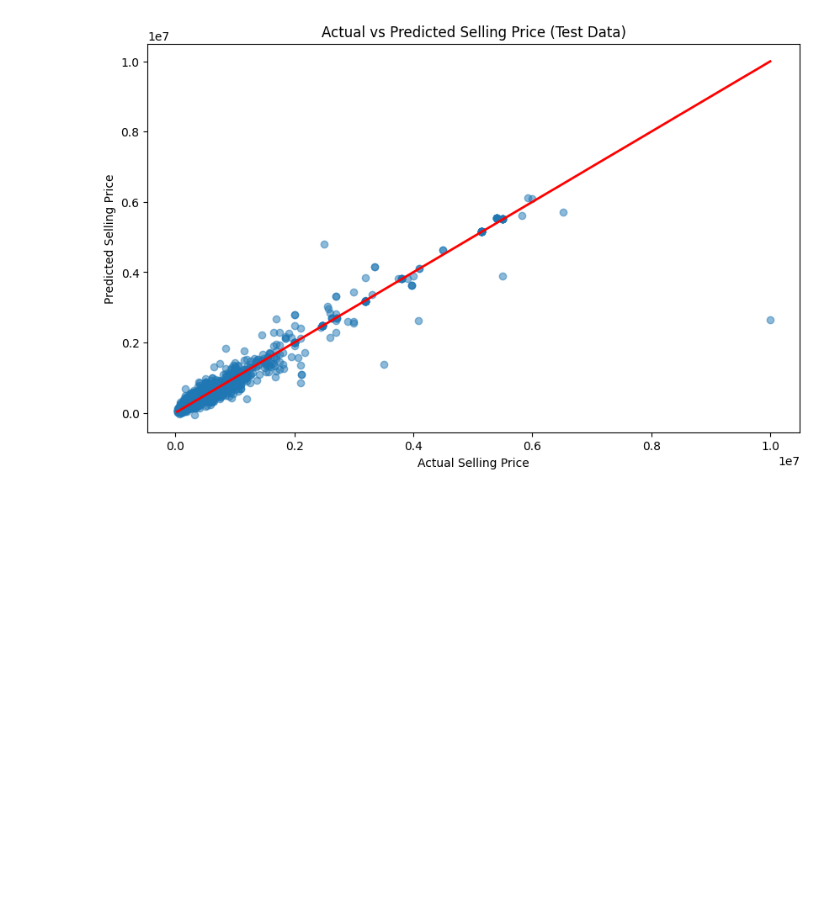
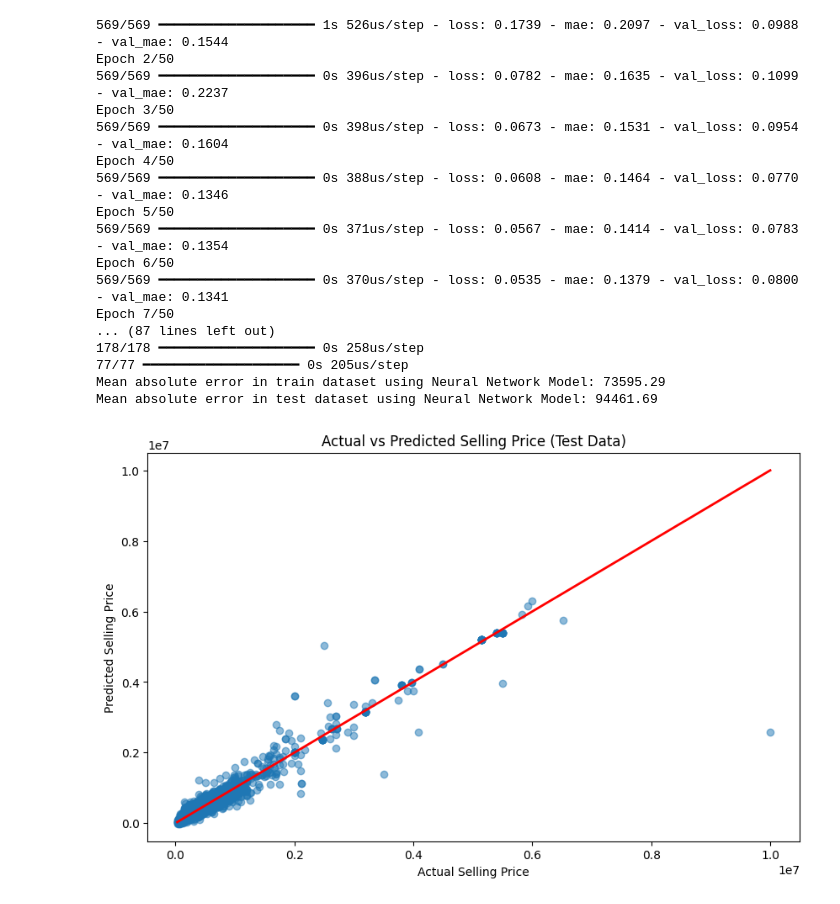
Before and after one commit to dineshsinghbisht/masterdegree, a Jupyter notebook: exercises/machinelearning/ex8.ipynb, the cells around one changed output. Drawn from its saved outputs; the diff is of its cells as text; code cells hidden in the pictures; blank space fills up the shorter version.

```diff
--- a/exercises/machinelearning/ex8.ipynb
+++ b/exercises/machinelearning/ex8.ipynb
@@ -49,57 +49,41 @@ preprocess = ColumnTransformer(
     remainder="drop"
 )
 
-# Fit preprocessing on train data and apply the same transformation to both train and test datasets
+# Scale train and test datasets features using StandardScaler
 X_train_scaled = preprocess.fit_transform(X_train)
 X_test_scaled = preprocess.transform(X_test)
 
-# Scaling the target variable to improve neural network training stability
+# Scale train and test datasetstarget using StandardScaler
 scaler_y = StandardScaler()
 y_train_scaled = scaler_y.fit_transform(y_train)
+y_test_scaled = scaler_y.fit_transform(y_test)
 
-# Build a neural network model to predict car selling price
+# Create, compile and train a Neural Network Model for nonlinear regression on train dataset
 nn_model = tf.keras.Sequential([
-    tf.keras.Input(shape=(X_train_scaled.shape[1],)),
-    tf.keras.layers.Dense(80, activation='relu',),
-    tf.keras.layers.Dense(80, activation='relu',),
-    tf.keras.layers.Dense(80, activation='relu',),
+    tf.keras.layers.Dense(30, activation='relu', input_shape=(X_train_scaled.shape[1],)),
+    tf.keras.layers.Dense(30, activation='relu'),
+    tf.keras.layers.Dense(30, activation='relu'),
     tf.keras.layers.Dense(y_train_scaled.shape[1])
 ])
 
-# Compile the neural network using Adam optimizer and Huber loss for regression
 nn_model.compile(
     tf.keras.optimizers.Adam(learning_rate=0.001),
-    # loss=tf.keras.losses.Huber(delta=100000.0),  # delta in INR
     loss='mse',
-    # metrics=['mae']
+    metrics=['mae']
 )
 
-# Reduce learning rate when validation loss stops improving
-reduce_lr = tf.keras.callbacks.ReduceLROnPlateau(
-    monitor="val_loss", factor=0.5, patience=10, min_lr=1e-6
+nn_model.fit(
+    X_train_scaled, y_train_scaled,
+    validation_data=(X_test_scaled, y_test_scaled),
+    epochs=50, batch_size=10,
+    #verbose=0 # Silent mode – no output printed during training
 )
 
-# Stop training early and restore the best model weights
-early_stop = tf.keras.callbacks.EarlyStopping(
-    monitor="val_loss", patience=30, restore_best_weights=True
-)
-
-# Train the neural network using validation split and adaptive callbacks
-nn_model.fit(
-    X_train_scaled, y_train_scaled,
-    validation_split=0.2,
-    shuffle=True,
-    epochs=3000,
-    batch_size=32,
-    callbacks=[early_stop, reduce_lr],
-    # verbose=0
-)
-
-# Generate predictions for the train and test dataset
+# Predict on train and test datasets
 nn_model_prediction_train = nn_model.predict(X_train_scaled)
 nn_model_prediction_test = nn_model.predict(X_test_scaled)
 
-# Apply inverse transformation to obtain predicted prices in the original currency scale
+# Inverse transform the predictions
 nn_model_prediction_train = scaler_y.inverse_transform(nn_model_prediction_train)
 nn_model_prediction_test = scaler_y.inverse_transform(nn_model_prediction_test)
 
@@ -137 +105,18 @@ Mean absolute error in test dataset using Neural Network Model: 89313.93
+569/569 ━━━━━━━━━━━━━━━━━━━━ 1s 526us/step - loss: 0.1739 - mae: 0.2097 - val_loss: 0.0988 - val_mae: 0.1544
+Epoch 2/50
+569/569 ━━━━━━━━━━━━━━━━━━━━ 0s 396us/step - loss: 0.0782 - mae: 0.1635 - val_loss: 0.1099 - val_mae: 0.2237
+Epoch 3/50
+569/569 ━━━━━━━━━━━━━━━━━━━━ 0s 398us/step - loss: 0.0673 - mae: 0.1531 - val_loss: 0.0954 - val_mae: 0.1604
+Epoch 4/50
+569/569 ━━━━━━━━━━━━━━━━━━━━ 0s 388us/step - loss: 0.0608 - mae: 0.1464 - val_loss: 0.0770 - val_mae: 0.1346
+Epoch 5/50
+569/569 ━━━━━━━━━━━━━━━━━━━━ 0s 371us/step - loss: 0.0567 - mae: 0.1414 - val_loss: 0.0783 - val_mae: 0.1354
+Epoch 6/50
+569/569 ━━━━━━━━━━━━━━━━━━━━ 0s 370us/step - loss: 0.0535 - mae: 0.1379 - val_loss: 0.0800 - val_mae: 0.1341
+Epoch 7/50
+... (87 lines left out)
+178/178 ━━━━━━━━━━━━━━━━━━━━ 0s 258us/step
+77/77 ━━━━━━━━━━━━━━━━━━━━ 0s 205us/step
+Mean absolute error in train dataset using Neural Network Model: 73595.29
+Mean absolute error in test dataset using Neural Network Model: 94461.69
-[figure, old version]
+[figure, new version]
```
Also changed, not shown: parts of 1 cell of this notebook, 3 other files.
